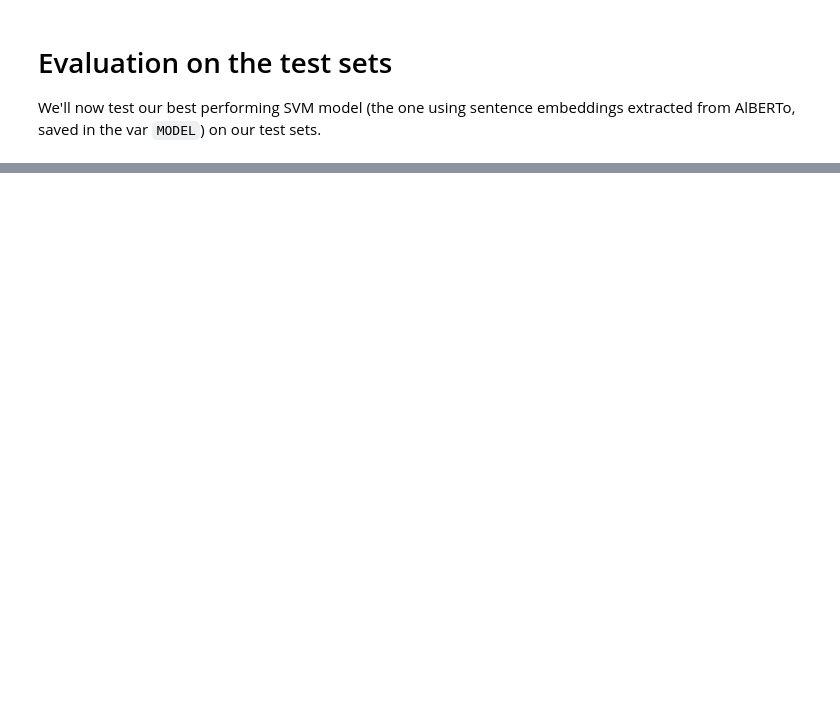
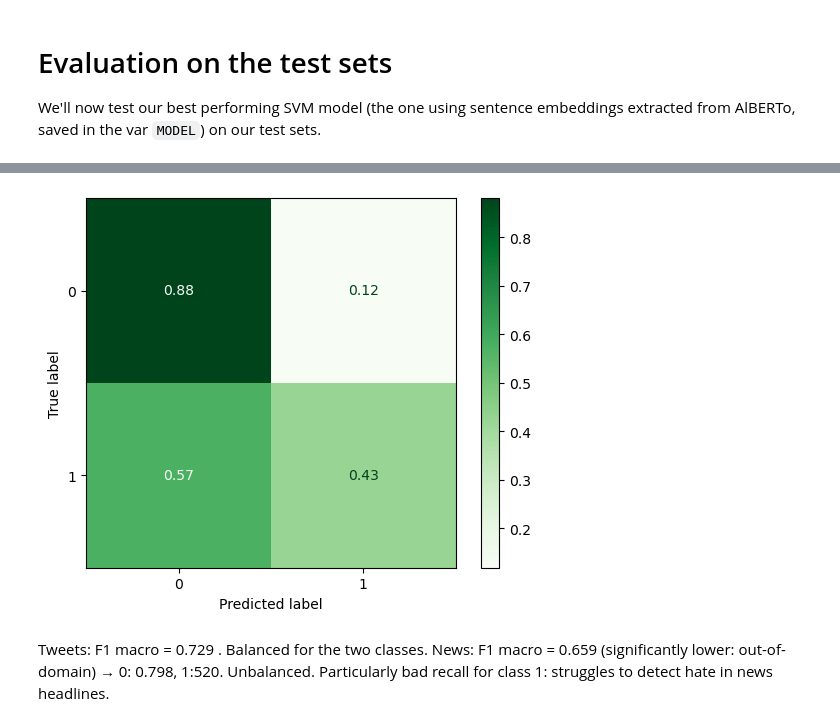
Before and after one commit to g-fabiani4-unipi/txa_project, a Jupyter notebook: src/Classification_with_word_embeddings.ipynb, the cells around one changed output, grey strips where cells are left out. Saved outputs shown, nothing was run; the diff lists cells and outputs as text; code cells hidden in the pictures; blank space fills up the shorter version.

```diff
--- a/src/Classification_with_word_embeddings.ipynb
+++ b/src/Classification_with_word_embeddings.ipynb
@@ -1016,0 +1076,5 @@ with open(results_path / pickle_test_news, 'rb') as infile:
+# %%
+test_X = embeddings_df_test_news
+test_Y = all_labels_test_news
+# %%
+test_preds = MODEL.predict(test_X)
@@ -1016,0 +1092,8 @@ with open(results_path / pickle_test_news, 'rb') as infile:
+# %%
+ConfusionMatrixDisplay.from_predictions(y_true=test_Y, y_pred=test_preds, cmap='Greens', normalize='true')
+plt.show()
+# %% [output]
+[figure, added]
+# %% [markdown]
+Tweets: F1 macro = 0.729 . Balanced for the two classes.
+News: F1 macro = 0.659 (significantly lower: out-of-domain) → 0: 0.798, 1:520. Unbalanced. Particularly bad recall for class 1: struggles to detect hate in news headlines.
```
Also changed, not shown: parts of 45 cells of this notebook, 2 other files.
